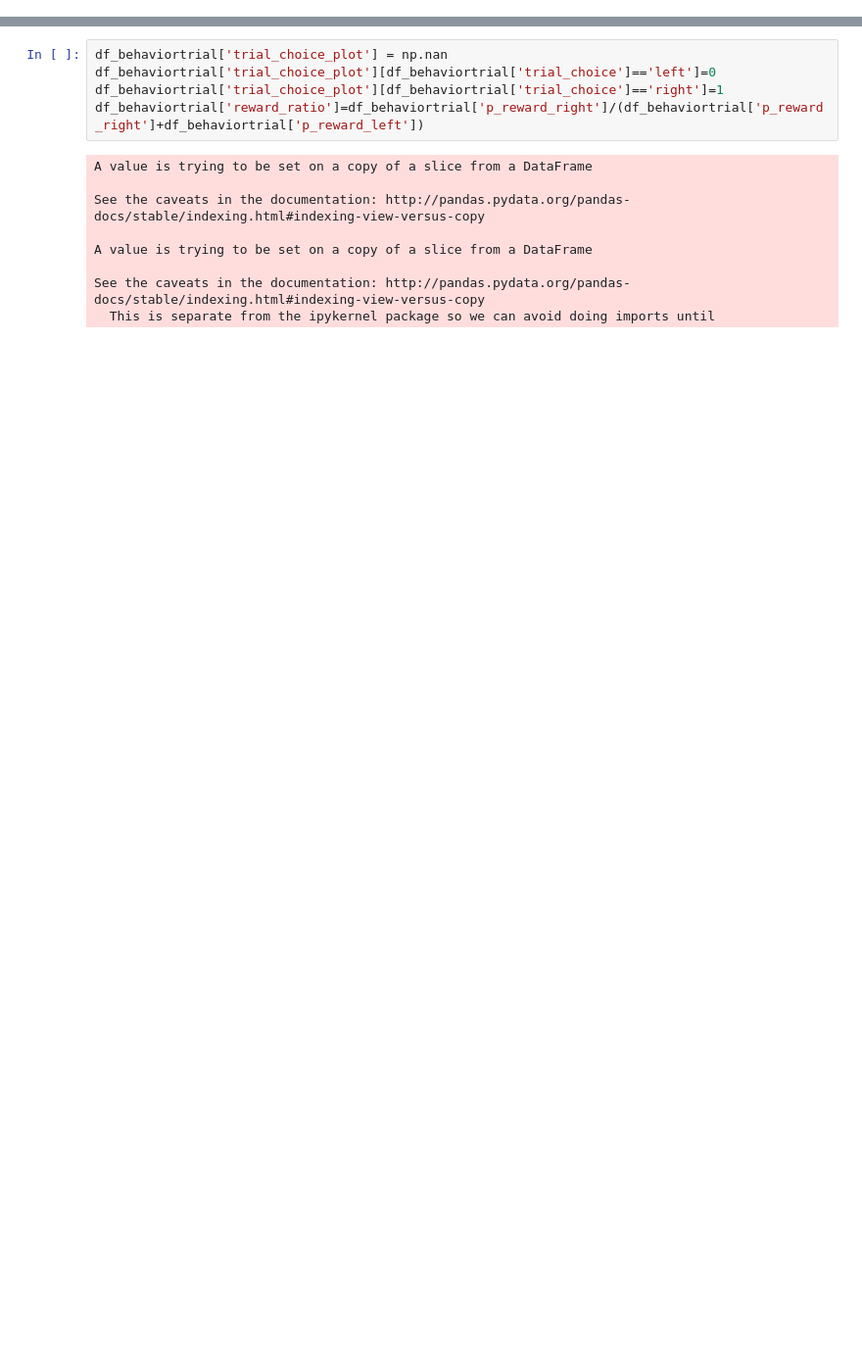
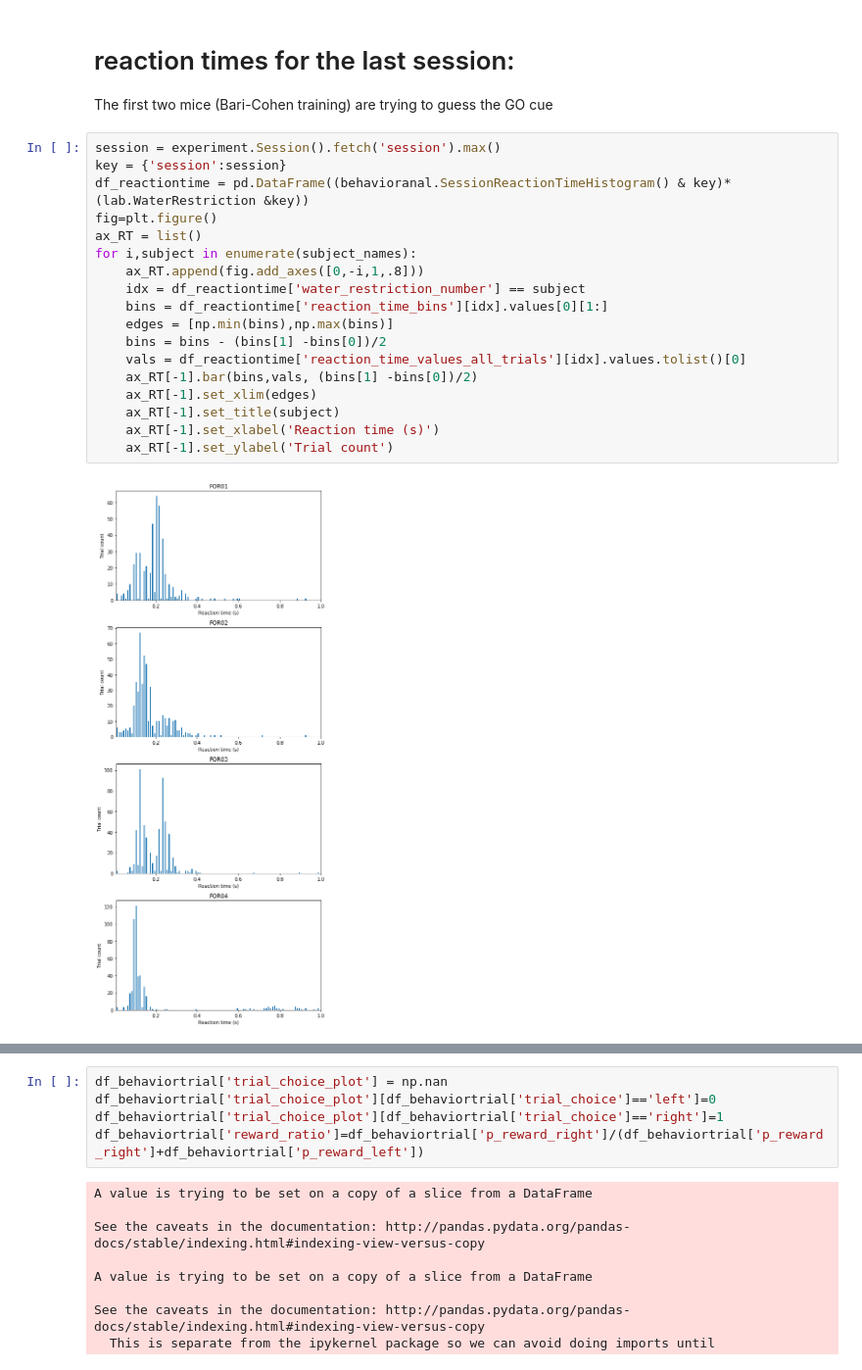
Before and after one commit to rozmar/DataPipeline, a Jupyter notebook: foraging_analysis.ipynb, the cells around one changed output, grey strips where cells are left out. Shown: that part at 98% size. Drawn from its saved outputs; the diff is of its cells as text; blank space fills up the shorter version.

```diff
--- a/foraging_analysis.ipynb
+++ b/foraging_analysis.ipynb
@@ -9,0 +46,23 @@ import matplotlib.pyplot as plt
+# %% [markdown]
+# reaction times for the last session:
+The first two mice (Bari-Cohen training) are trying to guess the GO cue
+# %%
+session = experiment.Session().fetch('session').max()
+key = {'session':session}
+df_reactiontime = pd.DataFrame((behavioranal.SessionReactionTimeHistogram() & key)*(lab.WaterRestriction &key))
+fig=plt.figure()
+ax_RT = list()
+for i,subject in enumerate(subject_names):
+    ax_RT.append(fig.add_axes([0,-i,1,.8]))
+    idx = df_reactiontime['water_restriction_number'] == subject
+    bins = df_reactiontime['reaction_time_bins'][idx].values[0][1:]
+    edges = [np.min(bins),np.max(bins)]
+    bins = bins - (bins[1] -bins[0])/2
+    vals = df_reactiontime['reaction_time_values_all_trials'][idx].values.tolist()[0]
+    ax_RT[-1].bar(bins,vals, (bins[1] -bins[0])/2)
+    ax_RT[-1].set_xlim(edges)
+    ax_RT[-1].set_title(subject)
+    ax_RT[-1].set_xlabel('Reaction time (s)')
+    ax_RT[-1].set_ylabel('Trial count')
+# %% [output]
+[figure, added]
```
Also changed, not shown: parts of 9 cells of this notebook.
